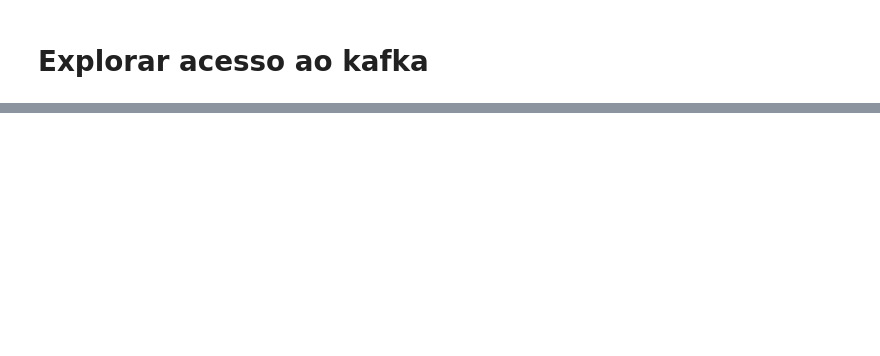
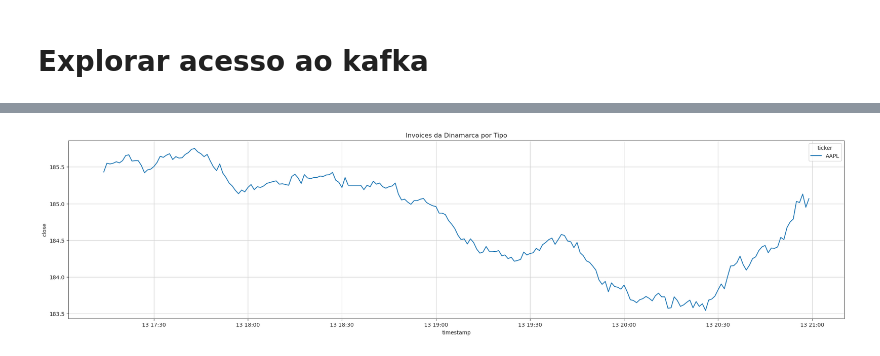
Before and after one commit to nemesysdata/nemesys-demo, a Jupyter notebook: Nemesys Stream 101/notebooks/Explore Kafka.ipynb, the cells around one changed output, grey strips where cells are left out. Drawn from its saved outputs; the diff is of its cells as text; code cells hidden in the pictures; blank space fills up the shorter version.

Commit message:
feat: add stock line chart

```diff
--- a/Nemesys Stream 101/notebooks/Explore Kafka.ipynb
+++ b/Nemesys Stream 101/notebooks/Explore Kafka.ipynb
@@ -90,0 +87,17 @@ df.toPandas()
+# %%
+%%time
+
+df = %sql \
+    select \
+        ticker, \
+        description, \
+        timestamp, \
+        open, \
+        high, \
+        low, \
+        close, \
+        volume \
+    from stocks \
+    where ticker in ("AAPL") \
+      and timestamp >= current_timestamp - interval 8 hours \
+    order by ticker, timestamp
@@ -90,0 +107,10 @@ df.toPandas()
+# %%
+colors = sns.color_palette('pastel')[0:5]
+plt.figure(figsize=(26,6))
+
+sns.set_style("ticks",{'axes.grid' : True})
+
+ax = sns.lineplot(df.toPandas(), x="timestamp", y="close", hue="ticker")
+t = plt.title('Invoices da Dinamarca por Tipo')
+# %% [output]
+[figure, added]
```
Also changed, not shown: parts of 9 cells of this notebook.
